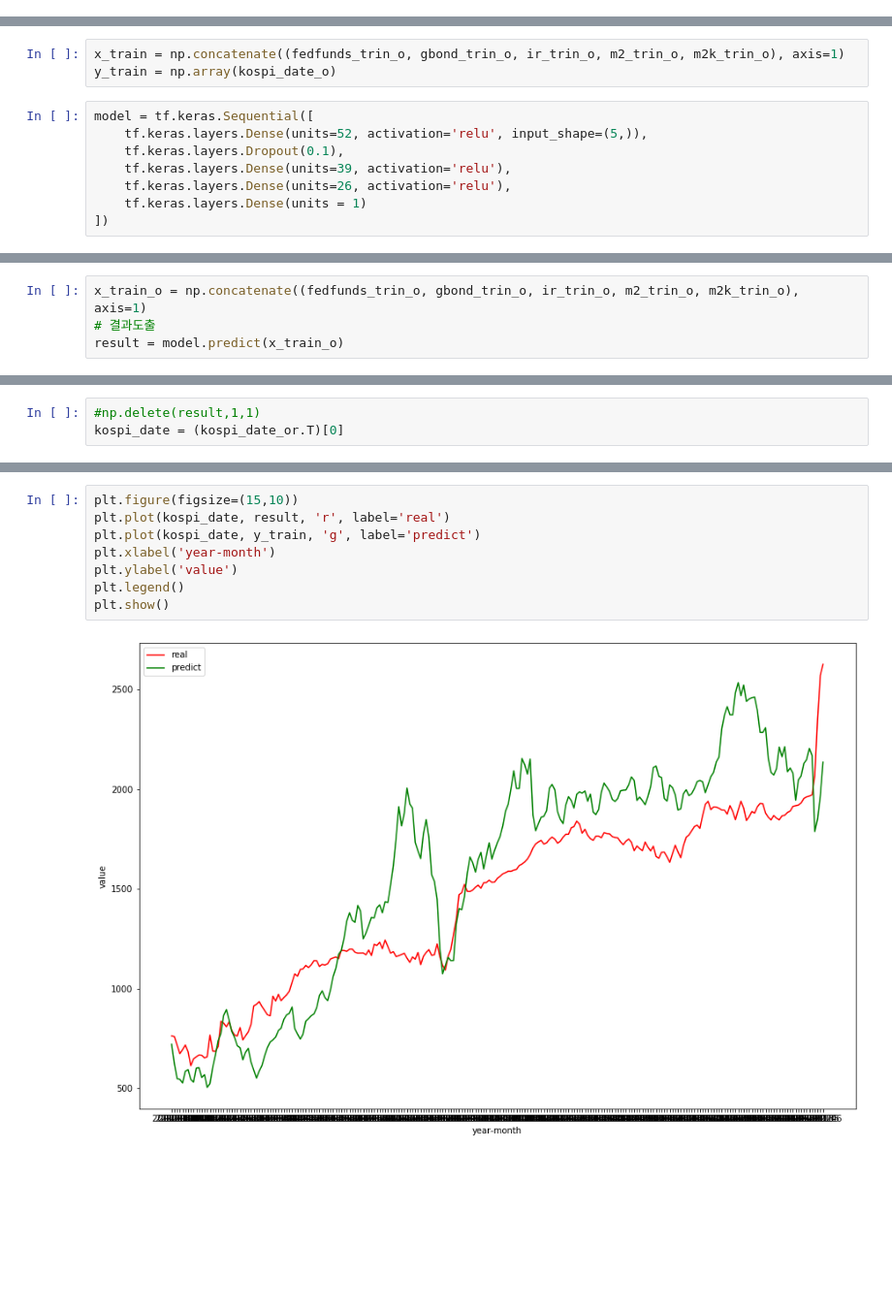
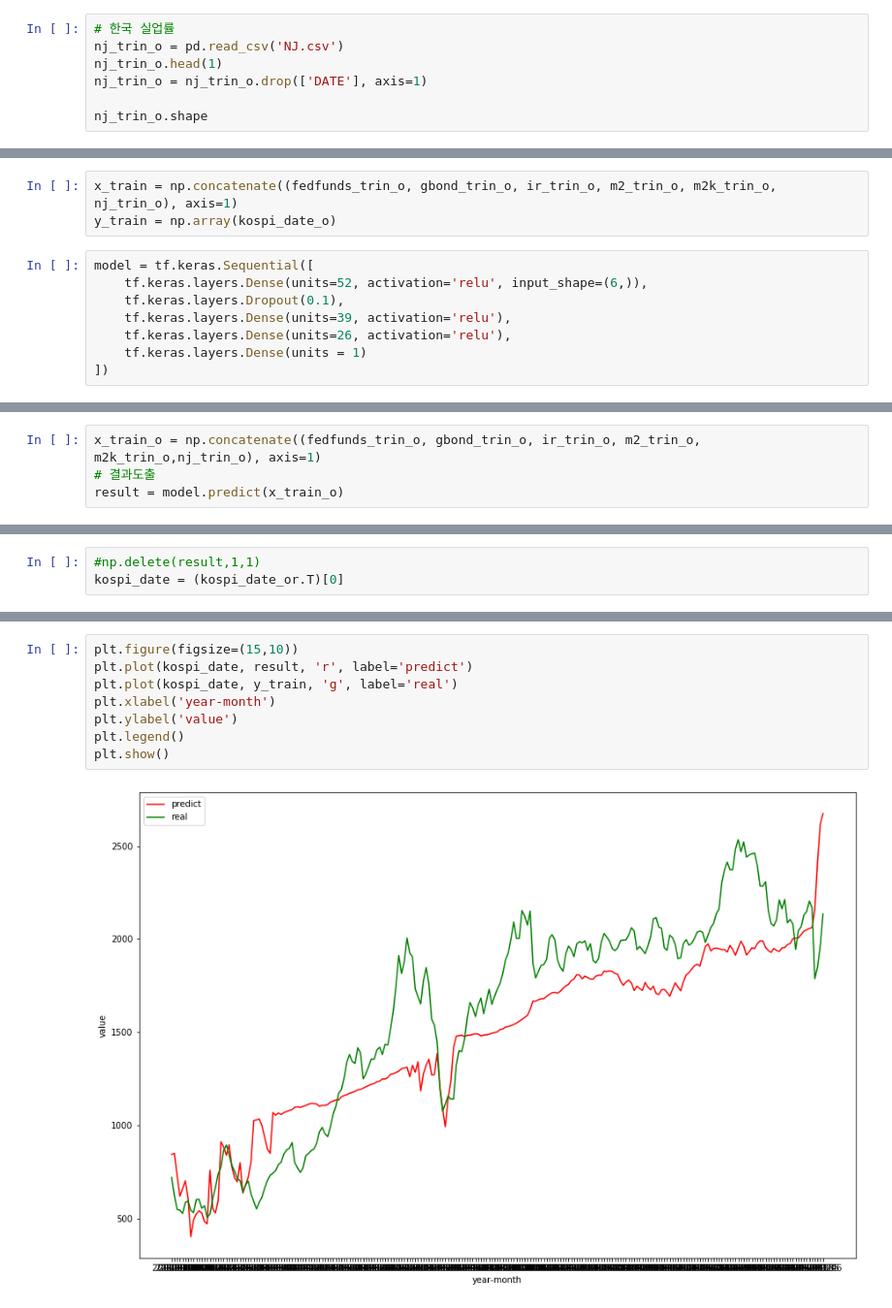
Before and after one commit to zarate02/deeplearn_open, a Jupyter notebook: kospi_price/source.ipynb, the cells around one changed output, grey strips where cells are left out. Shown at 97% size. Cells and saved outputs as stored; diff of their text form; blank space fills up the shorter version.

```diff
--- a/kospi_price/source.ipynb
+++ b/kospi_price/source.ipynb
@@ -49,3 +49,10 @@ m2k_trin_o = m2k_trin_o.drop(['DATE'], axis=1)
 m2k_trin_o.shape
 # %% [output]
 (239, 1)
+# %%
+# 한국 실업률
+nj_trin_o = pd.read_csv('NJ.csv')
+nj_trin_o.head(1)
+nj_trin_o = nj_trin_o.drop(['DATE'], axis=1)
+
+nj_trin_o.shape
@@ -61,11 +70,11 @@ kospi_date_o.shape
 # %% [output]
 (239, 1)
 # %%
-x_train = np.concatenate((fedfunds_trin_o, gbond_trin_o, ir_trin_o, m2_trin_o, m2k_trin_o), axis=1)
+x_train = np.concatenate((fedfunds_trin_o, gbond_trin_o, ir_trin_o, m2_trin_o, m2k_trin_o, nj_trin_o), axis=1)
 y_train = np.array(kospi_date_o)
 # %%
 model = tf.keras.Sequential([
-    tf.keras.layers.Dense(units=52, activation='relu', input_shape=(5,)),
+    tf.keras.layers.Dense(units=52, activation='relu', input_shape=(6,)),
     tf.keras.layers.Dropout(0.1),
     tf.keras.layers.Dense(units=39, activation='relu'),
     tf.keras.layers.Dense(units=26, activation='relu'),
@@ -102,7 +111,7 @@ history = model.fit(
     verbose=0
 )
 # %%
-x_train_o = np.concatenate((fedfunds_trin_o, gbond_trin_o, ir_trin_o, m2_trin_o, m2k_trin_o), axis=1)
+x_train_o = np.concatenate((fedfunds_trin_o, gbond_trin_o, ir_trin_o, m2_trin_o, m2k_trin_o,nj_trin_o), axis=1)
 # 결과도출
 result = model.predict(x_train_o)
 # %%
@@ -120,11 +129,11 @@ plt.show()
 # %%
 plt.figure(figsize=(15,10))
-plt.plot(kospi_date, result, 'r', label='real')
-plt.plot(kospi_date, y_train, 'g', label='predict')
+plt.plot(kospi_date, result, 'r', label='predict')
+plt.plot(kospi_date, y_train, 'g', label='real')
 plt.xlabel('year-month')
 plt.ylabel('value')
 plt.legend()
 plt.show()
 # %% [output]
-[figure, old version]
+[figure, new version]
 # %%
```
Also changed, not shown: parts of 4 cells of this notebook, 1 other file.
